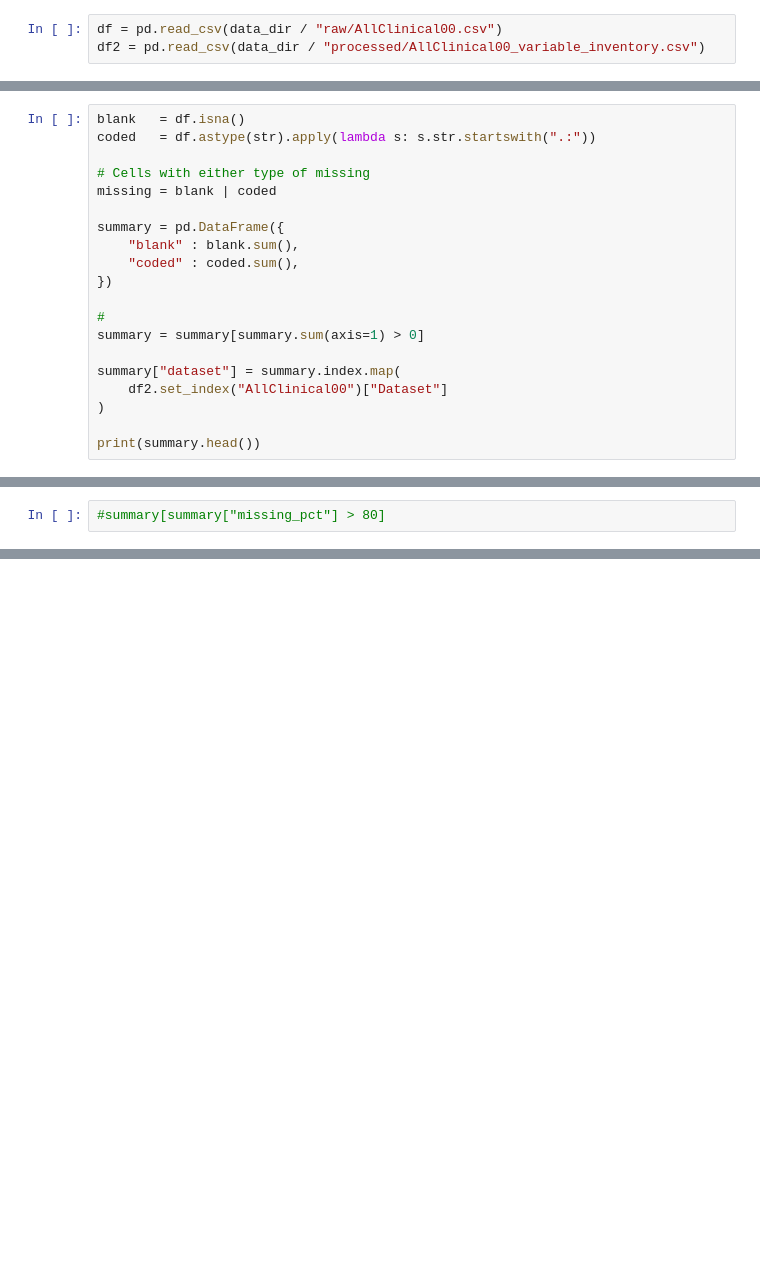
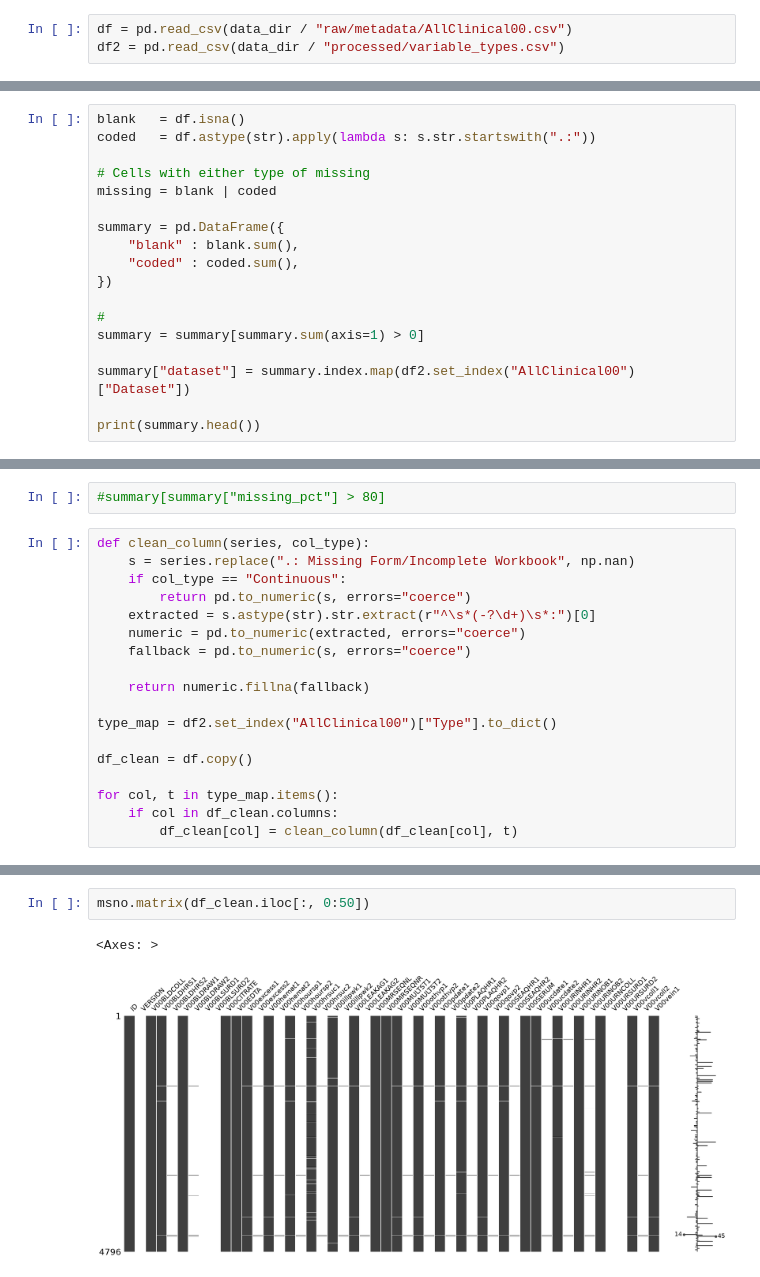
Before and after one commit to mikakia/knee_osteo, a Jupyter notebook: notebooks/metadata_eda.ipynb, the cells around one changed output, grey strips where cells are left out. Drawn from its saved outputs; the diff is of its cells as text; blank space fills up the shorter version.

```diff
--- a/notebooks/metadata_eda.ipynb
+++ b/notebooks/metadata_eda.ipynb
@@ -7,8 +8,8 @@ import numpy as np
 
 data_dir = Path("../data")
 # %%
-df = pd.read_csv(data_dir / "raw/AllClinical00.csv")
-df2 = pd.read_csv(data_dir / "processed/AllClinical00_variable_inventory.csv")
+df = pd.read_csv(data_dir / "raw/metadata/AllClinical00.csv")
+df2 = pd.read_csv(data_dir / "processed/variable_types.csv")
 # %%
 # Which columns have actual missing values
 df.isna().sum().loc[lambda x: x > 0]
@@ -27,8 +41,6 @@ summary = pd.DataFrame({
 #
 summary = summary[summary.sum(axis=1) > 0]
 
-summary["dataset"] = summary.index.map(
-    df2.set_index("AllClinical00")["Dataset"]
-)
+summary["dataset"] = summary.index.map(df2.set_index("AllClinical00")["Dataset"])
 
 print(summary.head())
@@ -55,2 +108,20 @@ print(f"{n} columns have more than 80% missing values")
 # %%
 #summary[summary["missing_pct"] > 80]
+# %%
+def clean_column(series, col_type):
+    s = series.replace(".: Missing Form/Incomplete Workbook", np.nan)
+    if col_type == "Continuous":
+        return pd.to_numeric(s, errors="coerce")
+    extracted = s.astype(str).str.extract(r"^\s*(-?\d+)\s*:")[0]
+    numeric = pd.to_numeric(extracted, errors="coerce")
+    fallback = pd.to_numeric(s, errors="coerce")
+
+    return numeric.fillna(fallback)
+
+type_map = df2.set_index("AllClinical00")["Type"].to_dict()
+
+df_clean = df.copy()
+
+for col, t in type_map.items():
+    if col in df_clean.columns:
+        df_clean[col] = clean_column(df_clean[col], t)
@@ -56,0 +141,5 @@ print(f"{n} columns have more than 80% missing values")
+# %%
+msno.matrix(df_clean.iloc[:, 0:50])
+# %% [output]
+<Axes: >
+[figure, added]
```
Also changed, not shown: parts of 8 cells of this notebook.
